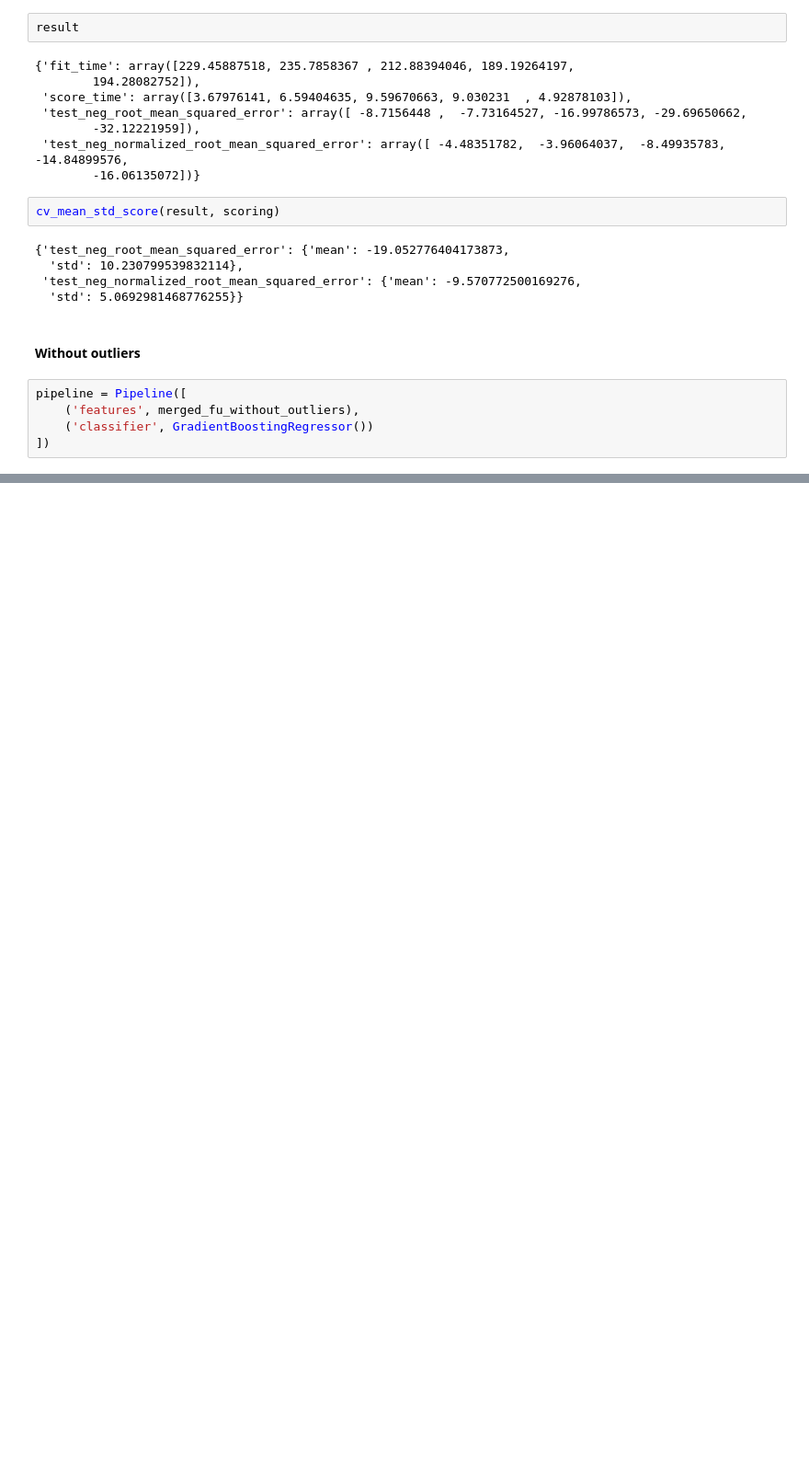
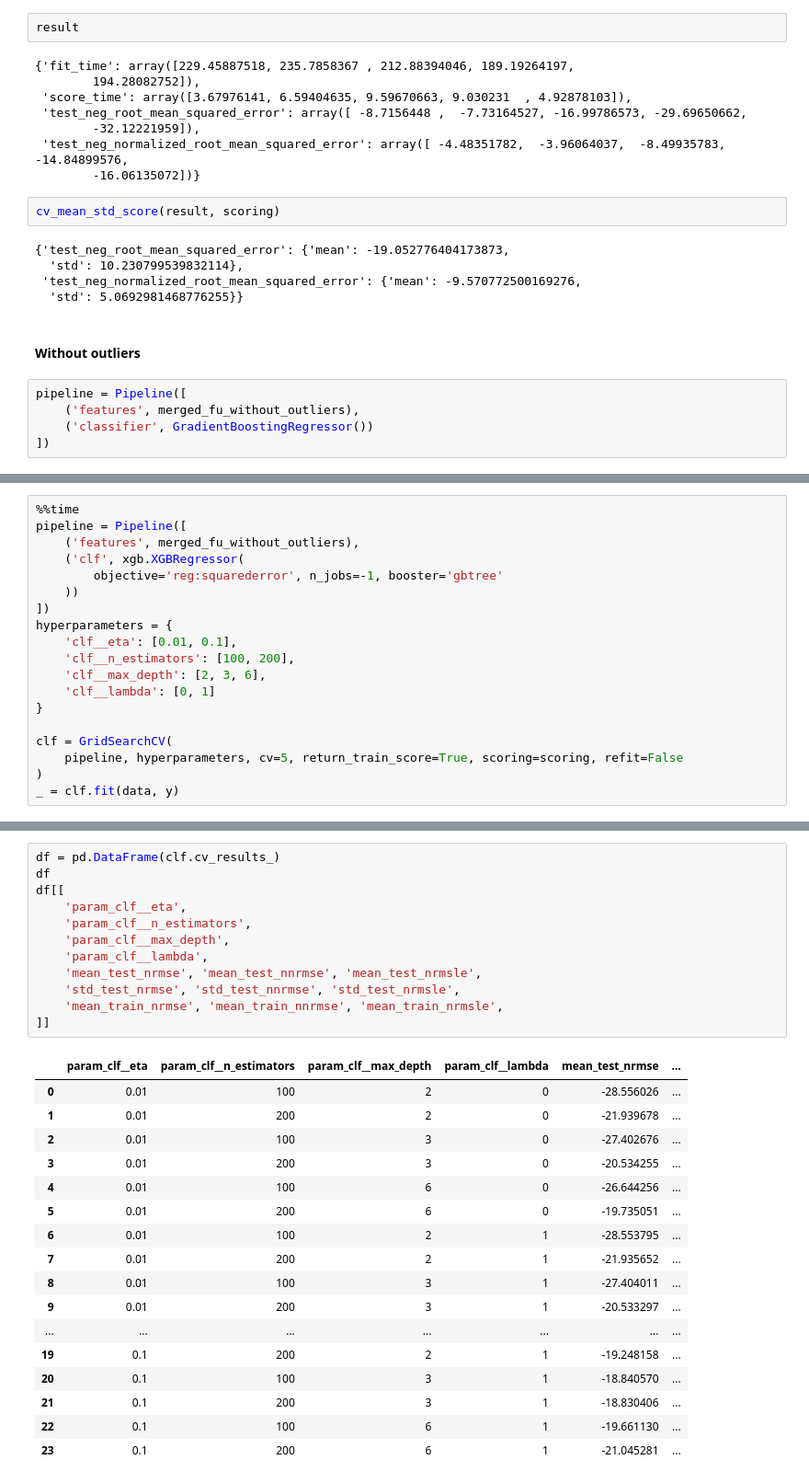
Before and after one commit to dmitana/fiit_knowledge_discovery_project, a Jupyter notebook: notebooks/experiments.ipynb, the cells around one changed output, grey strips where cells are left out. Shown at 92% size. Drawn from its saved outputs; the diff is of its cells as text; blank space fills up the shorter version.

```diff
--- a/notebooks/experiments.ipynb
+++ b/notebooks/experiments.ipynb
@@ -221,0 +675,19 @@ cv_mean_std_score(result, scoring)
+# %%
+%%time
+pipeline = Pipeline([
+    ('features', merged_fu_without_outliers),
+    ('clf', xgb.XGBRegressor(
+        objective='reg:squarederror', n_jobs=-1, booster='gbtree'
+    ))
+])
+hyperparameters = {
+    'clf__eta': [0.01, 0.1],
+    'clf__n_estimators': [100, 200],
+    'clf__max_depth': [2, 3, 6],
+    'clf__lambda': [0, 1]
+}
+
+clf = GridSearchCV(
+    pipeline, hyperparameters, cv=5, return_train_score=True, scoring=scoring, refit=False
+)
+_ = clf.fit(data, y)
@@ -221,0 +717,30 @@ cv_mean_std_score(result, scoring)
+# %%
+df = pd.DataFrame(clf.cv_results_)
+df
+df[[
+    'param_clf__eta',
+    'param_clf__n_estimators',
+    'param_clf__max_depth',
+    'param_clf__lambda',
+    'mean_test_nrmse', 'mean_test_nnrmse', 'mean_test_nrmsle',
+    'std_test_nrmse', 'std_test_nnrmse', 'std_test_nrmsle',
+    'mean_train_nrmse', 'mean_train_nnrmse', 'mean_train_nrmsle',
+]]
+# %% [output]
+|  | param_clf__eta | param_clf__n_estimators | param_clf__max_depth | param_clf__lambda | mean_test_nrmse | ... |
+| 0 | 0.01 | 100 | 2 | 0 | -28.556026 | ... |
+| 1 | 0.01 | 200 | 2 | 0 | -21.939678 | ... |
+| 2 | 0.01 | 100 | 3 | 0 | -27.402676 | ... |
+| 3 | 0.01 | 200 | 3 | 0 | -20.534255 | ... |
+| 4 | 0.01 | 100 | 6 | 0 | -26.644256 | ... |
+| 5 | 0.01 | 200 | 6 | 0 | -19.735051 | ... |
+| 6 | 0.01 | 100 | 2 | 1 | -28.553795 | ... |
+| 7 | 0.01 | 200 | 2 | 1 | -21.935652 | ... |
+| 8 | 0.01 | 100 | 3 | 1 | -27.404011 | ... |
+| 9 | 0.01 | 200 | 3 | 1 | -20.533297 | ... |
+| ... | ... | ... | ... | ... | ... | ... |
+| 19 | 0.1 | 200 | 2 | 1 | -19.248158 | ... |
+| 20 | 0.1 | 100 | 3 | 1 | -18.840570 | ... |
+| 21 | 0.1 | 200 | 3 | 1 | -18.830406 | ... |
+| 22 | 0.1 | 100 | 6 | 1 | -19.661130 | ... |
+| 23 | 0.1 | 200 | 6 | 1 | -21.045281 | ... |
```
Also changed, not shown: parts of 54 cells of this notebook, 1 other file.
